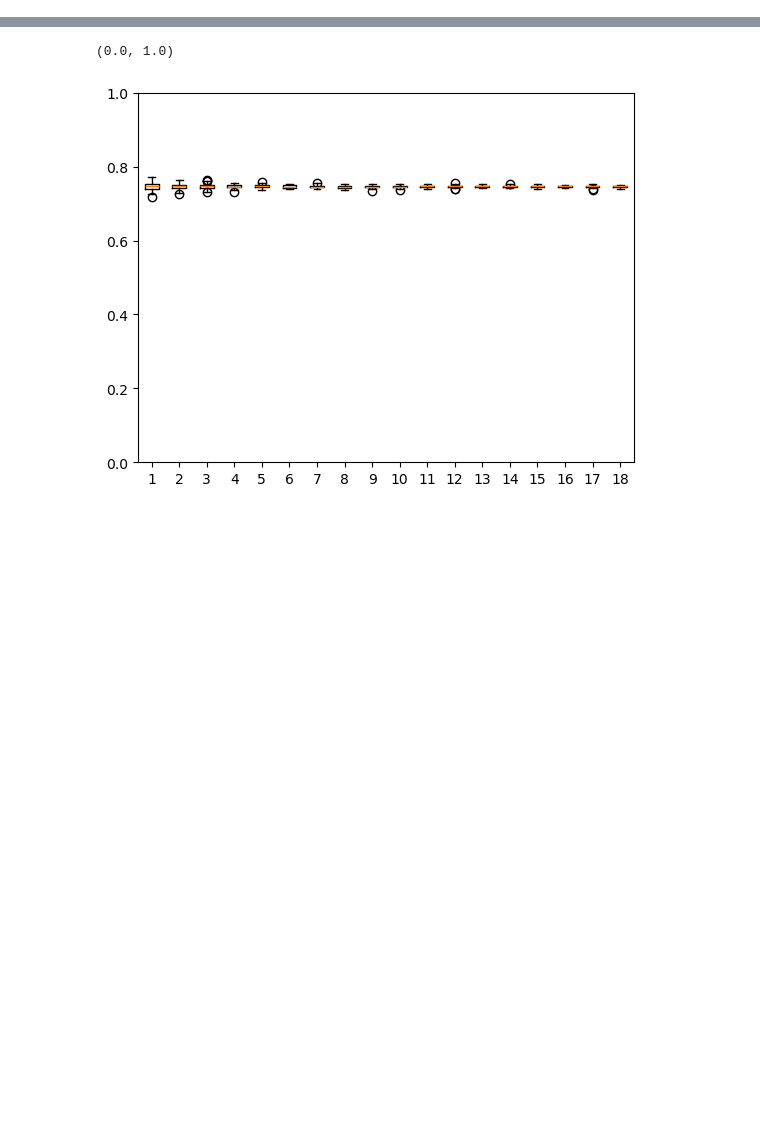
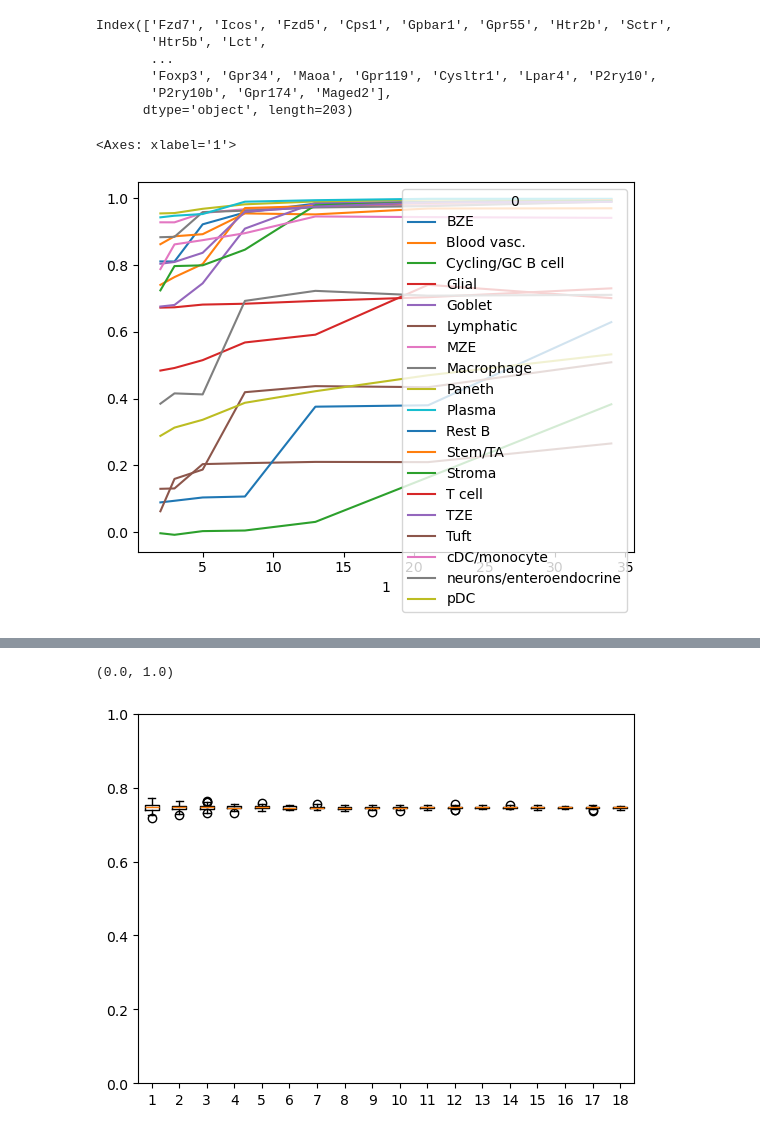
Before and after one commit to egerc/spatial_transcript_inference, a Jupyter notebook: determine_n_components.ipynb, the cells around one changed output, grey strips where cells are left out. Saved outputs shown, nothing was run; the diff lists cells and outputs as text; code cells hidden in the pictures; blank space fills up the shorter version.

```diff
--- a/determine_n_components.ipynb
+++ b/determine_n_components.ipynb
@@ -19,0 +210,27 @@ warnings.filterwarnings("ignore")
+# %%
+# Reading spatial Query Dataset (as a counts csv) and annotate with the nico generated annotation adata object
+#adata_sp = (lambda f: lambda counts_csv_path, adata_annotation_path: f(sc.read(counts_csv_path).transpose(), sc.read_h5ad(adata_annotation_path)))(
+#    lambda adata, adata_annotation: sc.AnnData(X=adata.X, obs=adata.obs.join(adata_annotation.obs, how="outer"), var=adata.var)
+#)(counts_csv_path=Path.cwd() / "data" / "inputQuery" / "gene_by_cell.csv",
+#  adata_annotation_path=Path.cwd() / "data" / "nico_out" / "nico_celltype_annotation.h5ad")
+adata_sp = sc.read(
+   Path.cwd() / "data" / "inputQuery" / "gene_by_cell.csv",
+).transpose()
+adata_sp.obs = sc.read_h5ad(Path.cwd() / "data" / "nico_out" / "nico_celltype_annotation.h5ad").obs
+
+# Reading single cell reference dataset
+adata_sc = sc.read_h5ad(Path.cwd() / "data" / "inputRef" / "input_ref.h5ad")
+
+sc.pp.filter_genes(adata_sp, min_counts=1)
+sc.pp.filter_genes(adata_sc, min_counts=1)
+
+shared_genes_mask_sc = np.isin(adata_sc.var_names, adata_sp.var_names)
+shared_genes_mask_sp = np.isin(adata_sp.var_names, adata_sc.var_names)
+shared_genes = adata_sc[:, shared_genes_mask_sc].var_names
+
+print(f"{len(shared_genes)=}")
+
+adata_sc.obs["celltype"] = adata_sc.obs["cluster"]
+adata_sp.obs["celltype"] = adata_sp.obs["nico_ct"]
+celltypes = list(set.intersection(set(adata_sp.obs["celltype"]), set(adata_sc.obs["celltype"])))
+print(f"{adata_sc=}\n{adata_sp=}")
@@ -19,0 +245,12 @@ warnings.filterwarnings("ignore")
+# %%
+
+celltypes = list(set.intersection(set(adata_sp.obs["celltype"]), set(adata_sc.obs["celltype"])))
+# %%
+shared_genes
+# %% [output]
+Index(['Fzd7', 'Icos', 'Fzd5', 'Cps1', 'Gpbar1', 'Gpr55', 'Htr2b', 'Sctr',
+       'Htr5b', 'Lct',
+       ...
+       'Foxp3', 'Gpr34', 'Maoa', 'Gpr119', 'Cysltr1', 'Lpar4', 'P2ry10',
+       'P2ry10b', 'Gpr174', 'Maged2'],
+      dtype='object', length=203)
@@ -19,0 +365,11 @@ warnings.filterwarnings("ignore")
+# %%
+pd.DataFrame([(celltype, n_components, pearsonr_nmf_transfer(
+    filter_by_obs_value(adata_sp, "celltype", celltype),
+    filter_by_obs_value(adata_sc, "celltype", celltype),
+    n_components,
+    shared_genes
+)) for celltype, n_components in itertools.product(celltypes, [2, 3, 5, 8, 13, 21, 34])]
+).pivot(columns=0, index=1, values=2).plot()
+# %% [output]
+<Axes: xlabel='1'>
+[figure, added]
```
Also changed, not shown: parts of 47 cells of this notebook.
